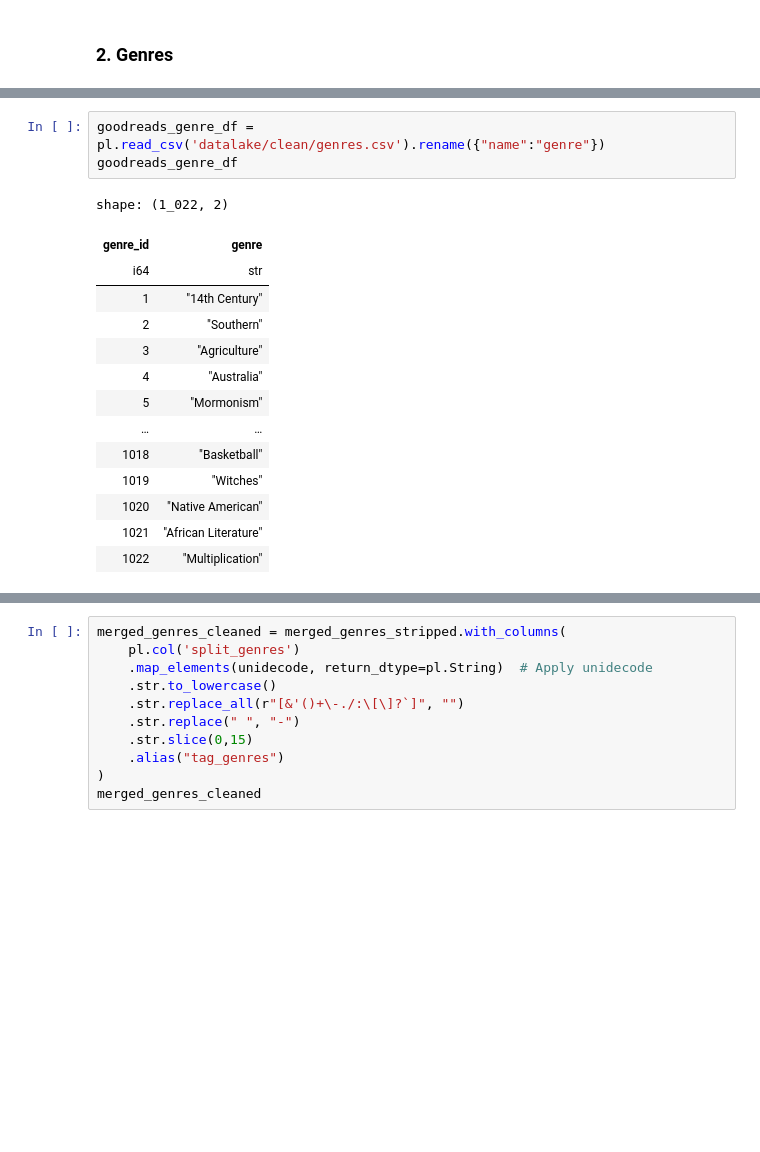
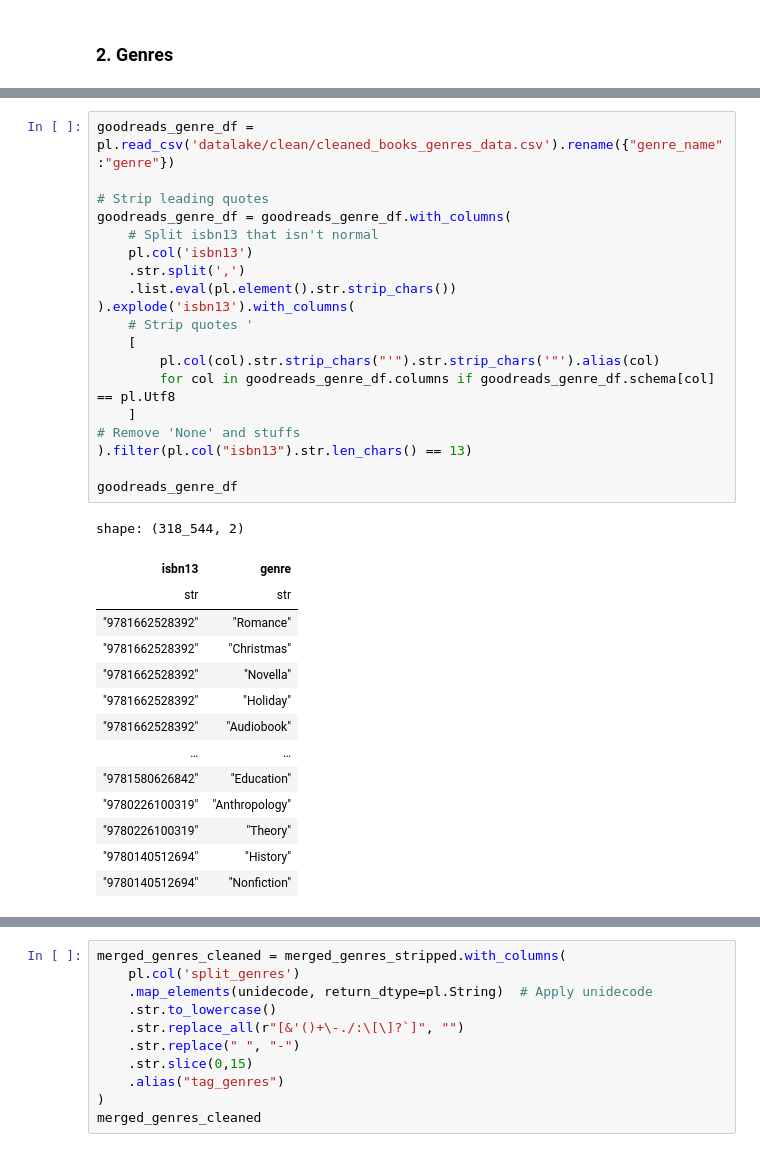
Before and after one commit to hwangisgone/book-rec-2, a Jupyter notebook: data-pipeline/merge_clean.ipynb, the cells around one changed output, grey strips where cells are left out. Drawn from its saved outputs; the diff is of its cells as text; blank space fills up the shorter version.

Commit message:
update merge clean

```diff
--- a/data-pipeline/merge_clean.ipynb
+++ b/data-pipeline/merge_clean.ipynb
@@ -283,20 +296,36 @@ shape: (285_813, 2)
 # %%
-goodreads_genre_df = pl.read_csv('datalake/clean/genres.csv').rename({"name":"genre"})
+goodreads_genre_df = pl.read_csv('datalake/clean/cleaned_books_genres_data.csv').rename({"genre_name":"genre"})
+
+# Strip leading quotes
+goodreads_genre_df = goodreads_genre_df.with_columns(
+    # Split isbn13 that isn't normal
+    pl.col('isbn13')
+    .str.split(',')
+    .list.eval(pl.element().str.strip_chars())
+).explode('isbn13').with_columns(
+    # Strip quotes '
+    [
+        pl.col(col).str.strip_chars("'").str.strip_chars('"').alias(col)
+        for col in goodreads_genre_df.columns if goodreads_genre_df.schema[col] == pl.Utf8
+    ]
+# Remove 'None' and stuffs
+).filter(pl.col("isbn13").str.len_chars() == 13)
+
 goodreads_genre_df
 # %% [output]
-shape: (1_022, 2)
+shape: (318_544, 2)
-| genre_id | genre |
-| i64 | str |
-| 1 | "14th Century" |
-| 2 | "Southern" |
-| 3 | "Agriculture" |
-| 4 | "Australia" |
-| 5 | "Mormonism" |
+| isbn13 | genre |
+| str | str |
+| "9781662528392" | "Romance" |
+| "9781662528392" | "Christmas" |
+| "9781662528392" | "Novella" |
+| "9781662528392" | "Holiday" |
+| "9781662528392" | "Audiobook" |
 | … | … |
-| 1018 | "Basketball" |
-| 1019 | "Witches" |
-| 1020 | "Native American" |
-| 1021 | "African Literature" |
-| 1022 | "Multiplication" |
+| "9781580626842" | "Education" |
+| "9780226100319" | "Anthropology" |
+| "9780226100319" | "Theory" |
+| "9780140512694" | "History" |
+| "9780140512694" | "Nonfiction" |
 # %%
 merged_genres = pl.concat([
```
Also changed, not shown: parts of 20 cells of this notebook, 2 other files.
